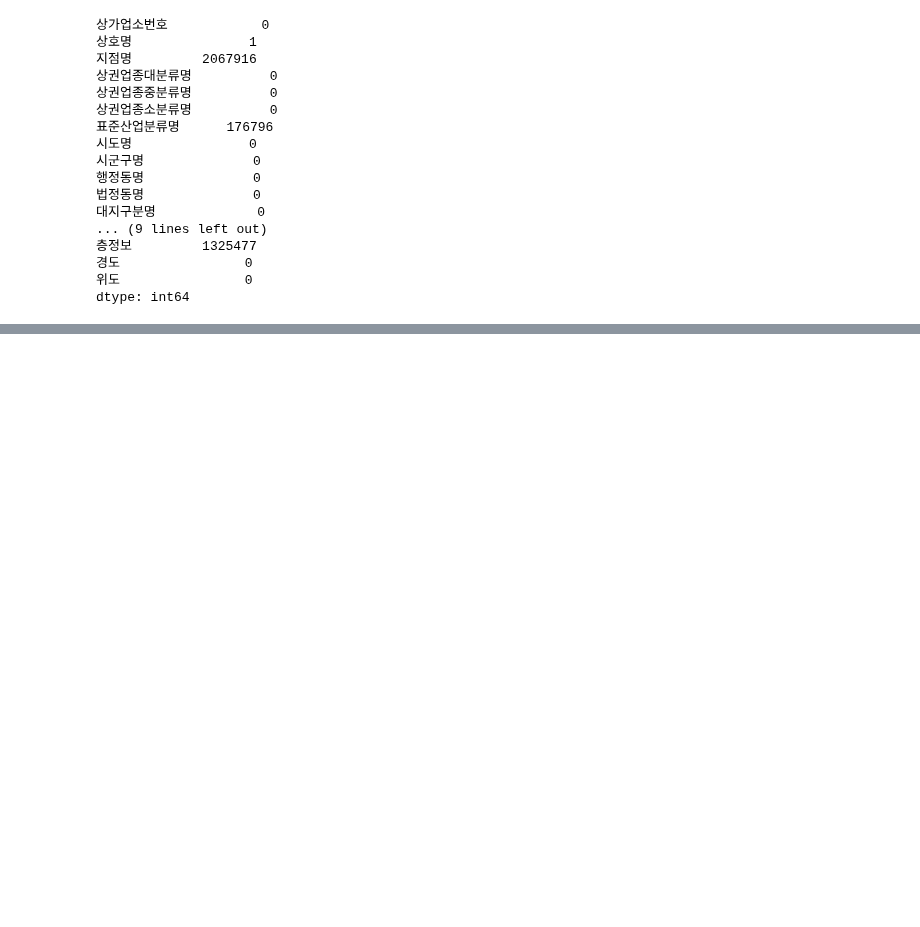
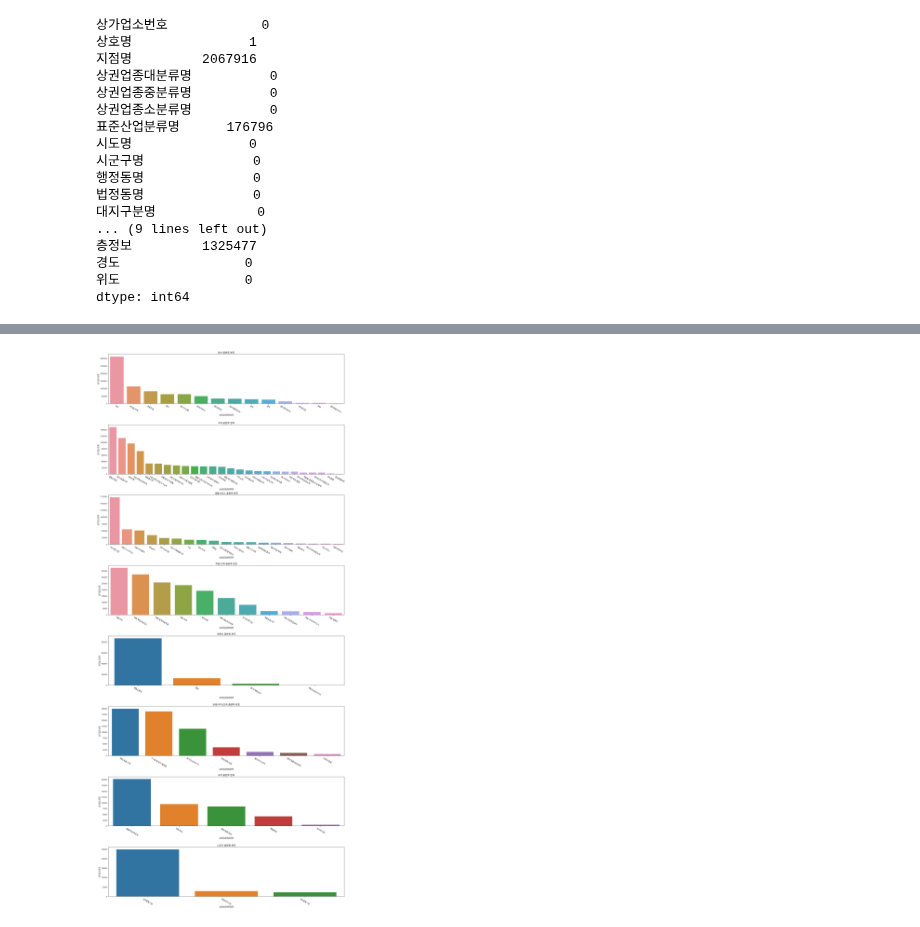
Before and after one commit to jsh0551/data_analysis_practice, a Jupyter notebook: 공공데이터포털/소상공인시장진흥공단_상가(상권)정보.ipynb, the cells around one changed output, grey strips where cells are left out. Cells and saved outputs as stored; diff of their text form; code cells hidden in the pictures; blank space fills up the shorter version.

```diff
--- a/공공데이터포털/소상공인시장진흥공단_상가(상권)정보.ipynb
+++ b/공공데이터포털/소상공인시장진흥공단_상가(상권)정보.ipynb
@@ -150,0 +164,10 @@ df.head()
+# %%
+fig,axes = plt.subplots(8,1,figsize=(18,40))
+for i,t in enumerate(type_list):
+    sub_df = df[df['상권업종대분류명']==t].groupby('상권업종중분류명',as_index=False)['상가업소번호'].count().sort_values('상가업소번호',ascending=False)
+    g = sns.barplot(data=sub_df,x='상권업종중분류명',y='상가업소번호',ax=axes[i])
+    axes[i].set_xticklabels(axes[i].get_xticklabels(),rotation=-30)
+    axes[i].set_title(f'{t} 중분류 분포')
+plt.tight_layout()
+# %% [output]
+[figure, added]
```
Also changed, not shown: parts of 10 cells of this notebook.
